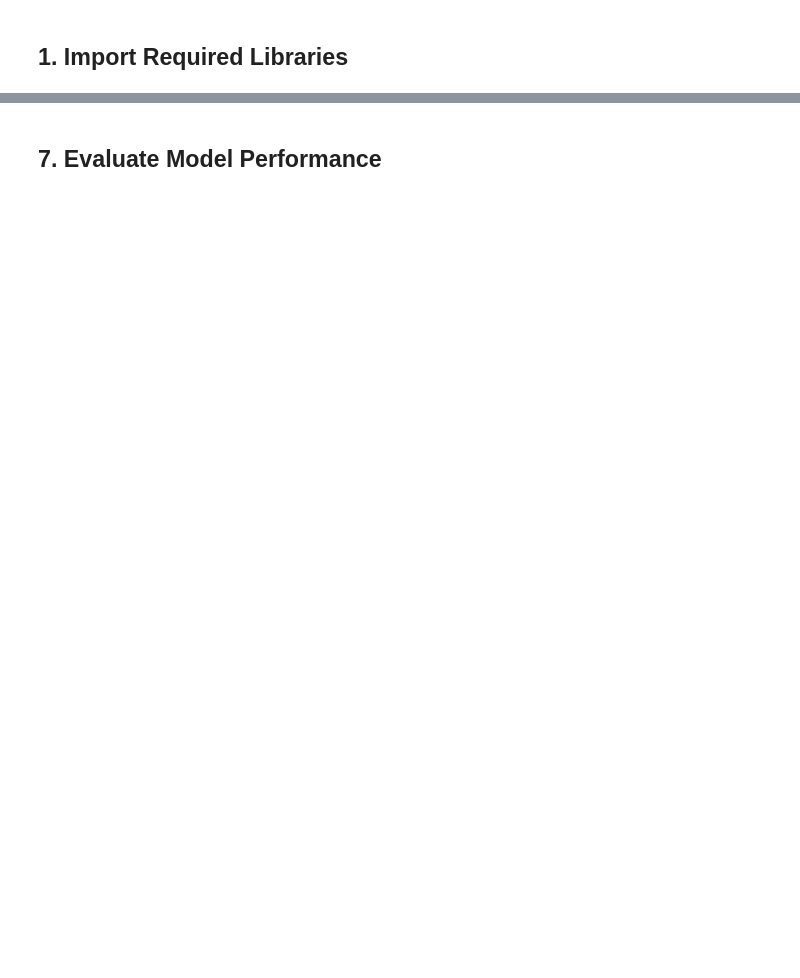
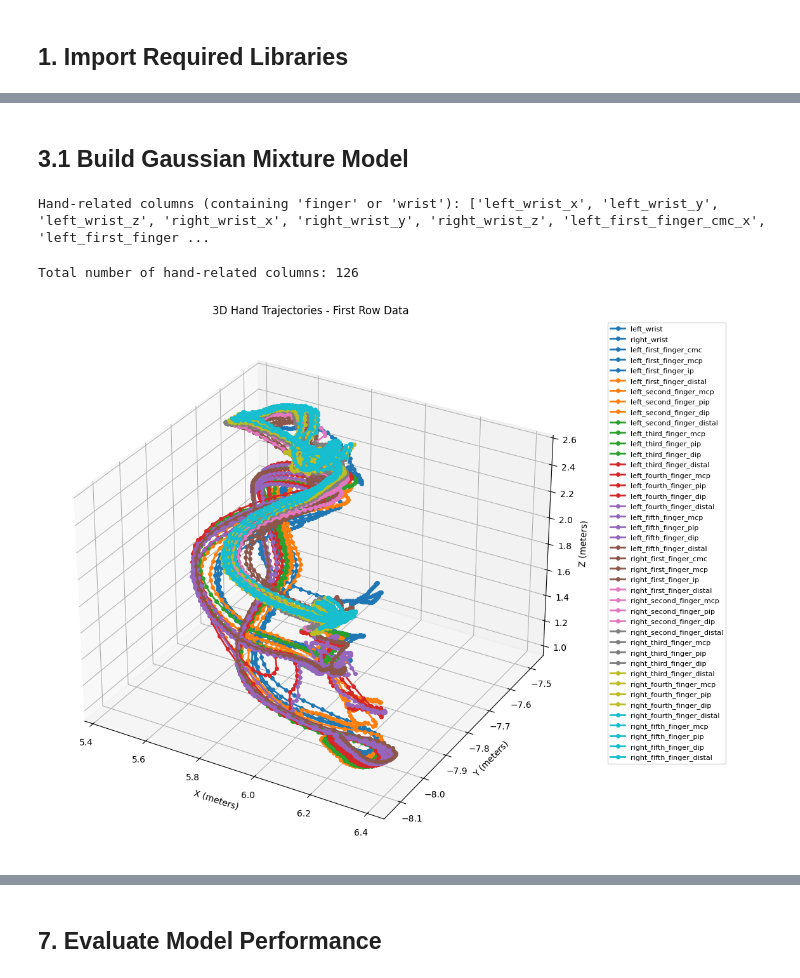
Before and after one commit to caitken5/CMSZ-SPLxUTSPAN-2026-Data-Challenge, a Jupyter notebook: 02_hybrid_model.ipynb, the cells around one changed output, grey strips where cells are left out. Saved outputs shown, nothing was run; the diff lists cells and outputs as text; code cells hidden in the pictures; blank space fills up the shorter version.

Commit message:
Built code for 02_hybrid_model.ipynb
Many changes were made trying to build the pipeline for the code.

```diff
--- a/02_hybrid_model.ipynb
+++ b/02_hybrid_model.ipynb
@@ -40,0 +98,78 @@ When initially checked, there is no missing data, though it is kind of warped.
+# %%
+# Conversion factor from feet to metres
+FEET_TO_METERS = 0.3048
+
+def parse_array_json(s):
+    # Replace bare nan with null (JSON compatible)
+    s = s.replace('nan', 'null')
+    array = np.array(json.loads(s), dtype=np.float32)
+    # Convert from feet to metres
+    return array * FEET_TO_METERS
+
+for col in keypoint_names:
+    train_data[col] = train_data[col].apply(parse_array_json)
+# %% [markdown]
+## 3.1 Build Gaussian Mixture Model
+# %%
+# Extract last 0.1 seconds for each throw - for now we will just average the existing data to extract the features.
+
+# Create a variable with all columns that contain the word 'finger' or 'wrist'
+hand_names = [col for col in keypoint_names if 'finger' in col.lower() or 'wrist' in col.lower()]
+print(f"Hand-related columns (containing 'finger' or 'wrist'): {hand_names}")
+# %% [output]
+Hand-related columns (containing 'finger' or 'wrist'): ['left_wrist_x', 'left_wrist_y', 'left_wrist_z', 'right_wrist_x', 'right_wrist_y', 'right_wrist_z', 'left_first_finger_cmc_x', 'left_first_finger ...
+# %%
+# Check for correct number of hand-related columns
+print(f"Total number of hand-related columns: {len(hand_names)}")
+# %% [output]
+Total number of hand-related columns: 126
+# %%
+# Create a 3D plot for all trajectories of hand-related points from the first row
+from mpl_toolkits.mplot3d import Axes3D
+
+fig = plt.figure(figsize=(12, 9))
+ax = fig.add_subplot(111, projection='3d')
+
+# Get the first row of data
+first_row = train_data.iloc[0]
+
+# Group hand_names by point (extract base name without x/y/z suffix)
+point_names = {}
+for col in hand_names:
+    # Remove _x, _y, _z suffix to get the point name
+    base_name = col.rsplit('_', 1)[0] if col[-2] == '_' else col
+    if base_name not in point_names:
+        point_names[base_name] = []
+    point_names[base_name].append(col)
+
+# Plot trajectory for each hand point
+colors = plt.cm.tab10(np.linspace(0, 1, len(point_names)))
+
+for idx, (point_name, cols) in enumerate(point_names.items()):
+    # Get the x, y, z columns for this point
+    x_col = [c for c in cols if c.endswith('_x')]
+    y_col = [c for c in cols if c.endswith('_y')]
+    z_col = [c for c in cols if c.endswith('_z')]
+
+    if x_col and y_col and z_col:
+        # Extract the coordinate arrays
+        x = first_row[x_col[0]]
+        y = first_row[y_col[0]]
+        z = first_row[z_col[0]]
+
+        # Create trajectory array
+        trajectory_3d = np.column_stack([x, y, z])
+
+        # Plot the trajectory
+        ax.plot(trajectory_3d[:, 0], trajectory_3d[:, 1], trajectory_3d[:, 2],
+                marker='o', label=point_name, color=colors[idx], linewidth=2, markersize=4)
+
+ax.set_xlabel('X (meters)')
+ax.set_ylabel('Y (meters)')
+ax.set_zlabel('Z (meters)')
+ax.set_title('3D Hand Trajectories - First Row Data')
+ax.legend(bbox_to_anchor=(1.05, 1), loc='upper left', fontsize=8)
+plt.tight_layout()
+plt.show()
+# %% [output]
+[figure, added]
```
Also changed, not shown: parts of 28 cells of this notebook.
